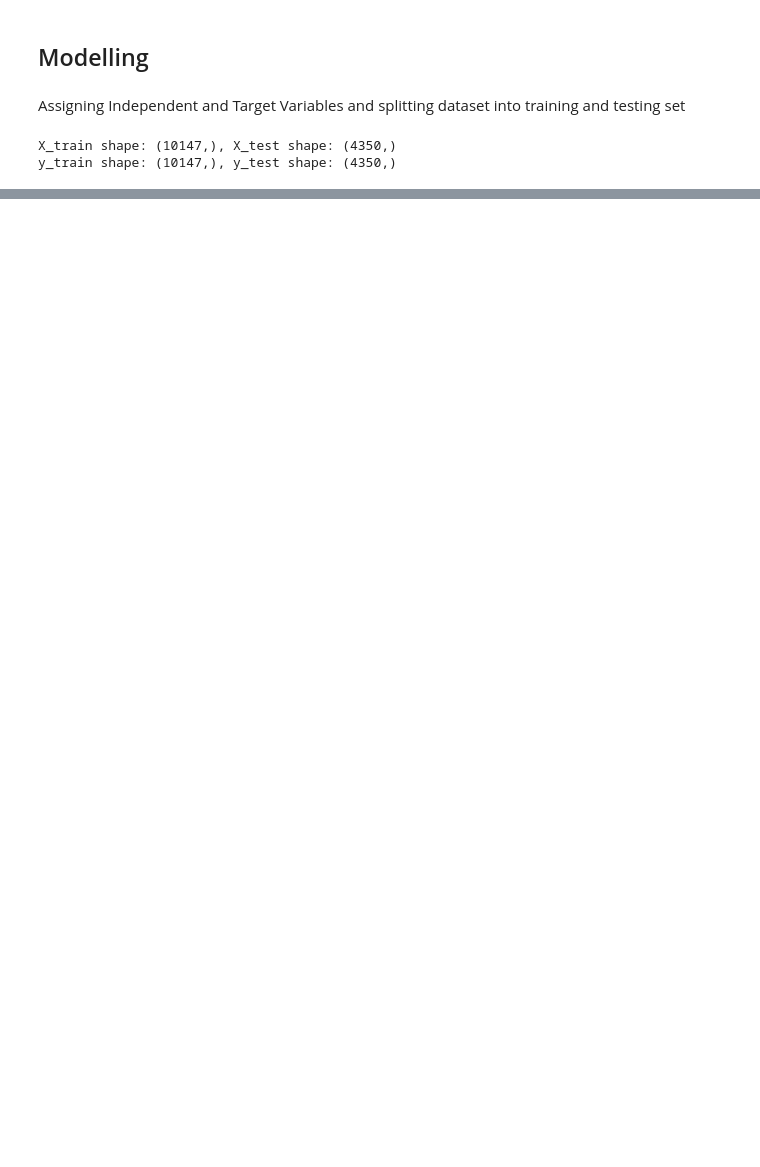
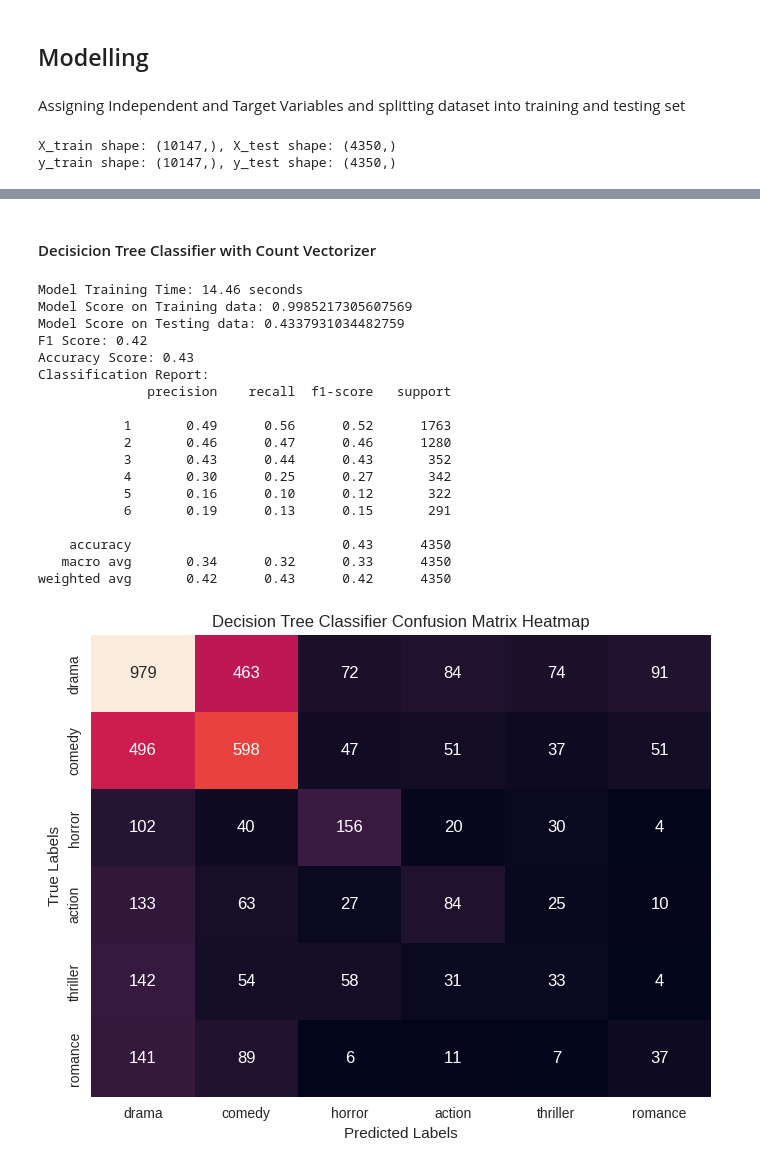
Before and after one commit to naamalia23/movie-genre-classification, a Jupyter notebook: main-CountVectorizer.ipynb, the cells around one changed output, grey strips where cells are left out. Cells and saved outputs as stored; diff of their text form; code cells hidden in the pictures; blank space fills up the shorter version.

```diff
--- a/main-CountVectorizer.ipynb
+++ b/main-CountVectorizer.ipynb
@@ -677,0 +831,67 @@ NameError: ignored
+# %% [markdown]
+#### Decisicion Tree Classifier with Count Vectorizer
+# %%
+# Decision Tree Model
+dt_model = DecisionTreeClassifier(random_state=42)
+
+# Training the model
+start_time_dt = time.time()
+dt_model.fit(X_train_cv, y_train)
+end_time_dt = time.time()
+
+# Calculate the running time
+running_time_dt = end_time_dt - start_time_dt
+print(f"Model Training Time: {running_time_dt:.2f} seconds")
+
+# Model evaluation
+print("Model Score on Training data:", dt_model.score(X_train_cv, y_train))
+print("Model Score on Testing data:", dt_model.score(X_test_cv, y_test))
+
+# Predictions
+y_pred_dt = dt_model.predict(X_test_cv)
+
+# F1 Score
+f1_dt = f1_score(y_test, y_pred_dt, average='weighted')
+print(f"F1 Score: {f1_dt:.2f}")
+
+# Accuracy Score
+accuracy_dt = accuracy_score(y_test, y_pred_dt)
+print(f"Accuracy Score: {accuracy_dt:.2f}")
+
+# Classification Report
+print("Classification Report:")
+print(classification_report(y_test, y_pred_dt))
+
+# Confusion Matrix
+cm_dt = confusion_matrix(y_test, y_pred_dt)
+
+# Defining 'class_names' as class labels
+class_names = ['drama', 'comedy', 'horror', 'action', 'thriller', 'romance']
+
+plt.figure(figsize=(8, 6))
+sns.heatmap(cm_dt, annot=True, fmt='d', cbar=False,
+            xticklabels=class_names, yticklabels=class_names)
+plt.xlabel('Predicted Labels')
+plt.ylabel('True Labels')
+plt.title('Decision Tree Classifier Confusion Matrix Heatmap')
+plt.show()
+# %% [output]
+Model Training Time: 14.46 seconds
+Model Score on Training data: 0.9985217305607569
+Model Score on Testing data: 0.4337931034482759
+F1 Score: 0.42
+Accuracy Score: 0.43
+Classification Report:
+              precision    recall  f1-score   support
+
+           1       0.49      0.56      0.52      1763
+           2       0.46      0.47      0.46      1280
+           3       0.43      0.44      0.43       352
+           4       0.30      0.25      0.27       342
+           5       0.16      0.10      0.12       322
+           6       0.19      0.13      0.15       291
+
+    accuracy                           0.43      4350
+   macro avg       0.34      0.32      0.33      4350
+weighted avg       0.42      0.43      0.42      4350
+[figure, added]
```
Also changed, not shown: parts of 38 cells of this notebook, 1 other file.
